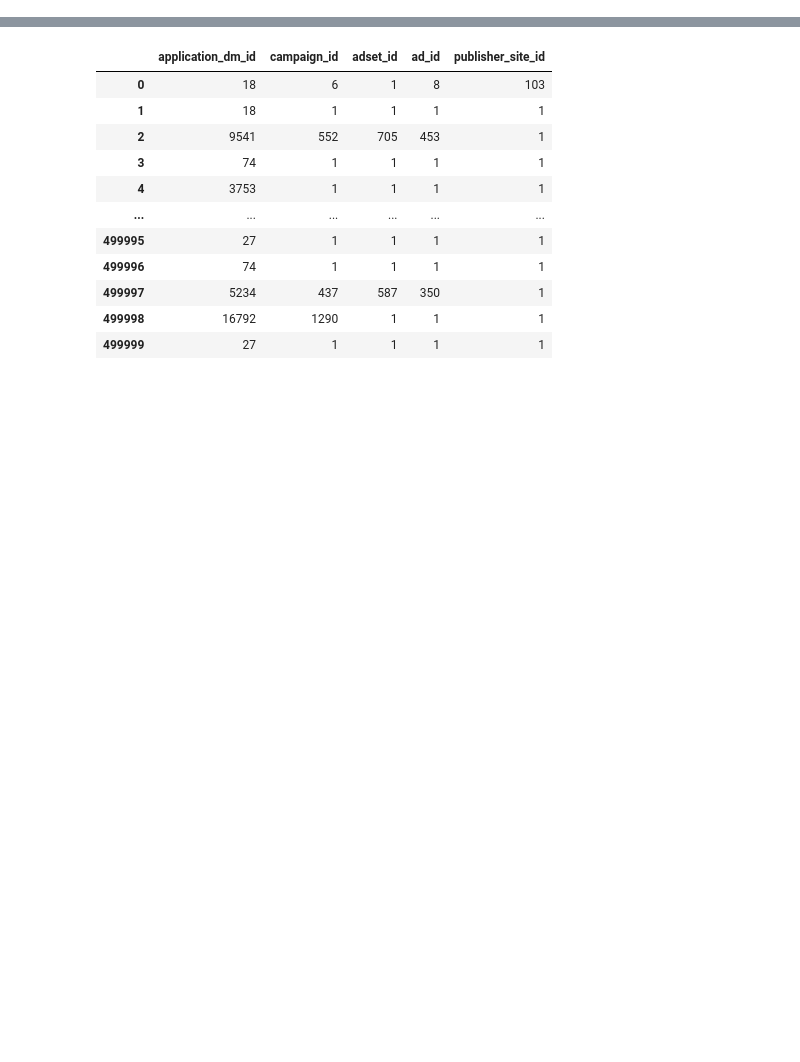
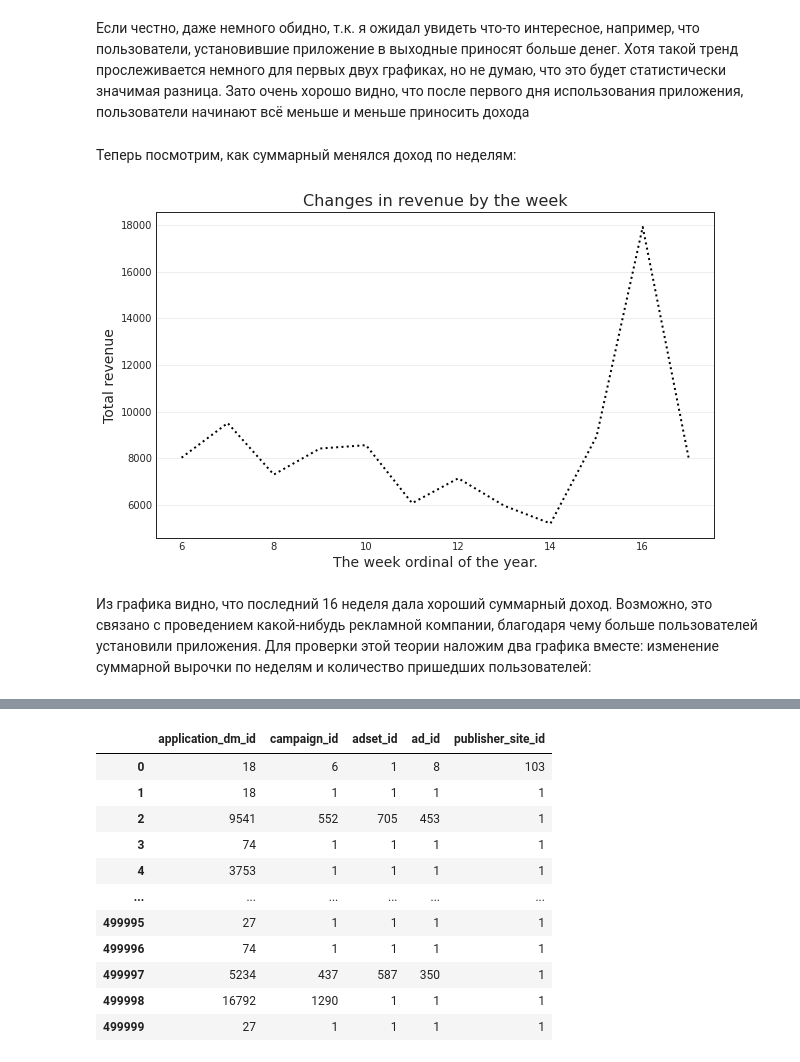
Before and after one commit to slgero/testovoe, a Jupyter notebook: Untitled.ipynb, the cells around one changed output, grey strips where cells are left out. Cells and saved outputs as stored; diff of their text form; code cells hidden in the pictures; blank space fills up the shorter version.

```diff
--- a/Untitled.ipynb
+++ b/Untitled.ipynb
@@ -34,0 +195,25 @@ memory usage: 87.7+ MB
+# %%
+# Generate different time features:
+df['install_dttm'] = pd.to_datetime(df['install_dttm'])  # convert str to datetime
+df['install_week'] = df['install_dttm'].apply(lambda x: x.week)
+df['install_month'] = df['install_dttm'].apply(lambda x: x.month)
+df['install_day'] = df['install_dttm'].apply(lambda x: x.day)
+df['install_dayofweek'] = df['install_dttm'].apply(lambda x: x.dayofweek)
+df['install_is_weekend'] = df['install_dttm'].apply(lambda x: x.weekday() > 4)
+
+# Required variables:
+months = {
+    2: 'February',
+    3: 'March',
+    4: 'April'
+}
+
+days = {
+    0: 'Mo',
+    1: 'Tu',
+    2: 'We',
+    3: 'Th',
+    4: 'Fr',
+    5: 'Sa',
+    6: 'Su'
+}
@@ -34,0 +248,18 @@ memory usage: 87.7+ MB
+# %% [markdown]
+Если честно, даже немного обидно, т.к. я ожидал увидеть что-то интересное, например, что пользователи, установившие приложение в выходные приносят больше денег. Хотя такой тренд прослеживается немного для первых двух графиках, но не думаю, что это будет статистически значимая разница. Зато очень хорошо видно, что после первого дня использования приложения, пользователи начинают всё меньше и меньше приносить дохода
+# %% [markdown]
+Теперь посмотрим, как суммарный менялся доход по неделям:
+# %%
+plt.figure(figsize=(10, 6))
+plt.plot(
+    df.groupby(f'install_week').agg({'target': 'sum'})['target'],
+    ':', color='black', linewidth=2
+)
+plt.title('Changes in revenue by the week', fontsize=16)
+plt.ylabel('Total revenue', fontsize=14)
+plt.xlabel('The week ordinal of the year.', fontsize=14)
+plt.grid(axis='y', alpha=0.4)
+# %% [output]
+[figure, added]
+# %% [markdown]
+Из графика видно, что последний 16 неделя дала хороший суммарный доход. Возможно, это связано с проведением какой-нибудь рекламной компании, благодаря чему больше пользователей установили приложения. Для проверки этой теории наложим два графика вместе: изменение суммарной вырочки по неделям и количество пришедших пользователей:
```
Also changed, not shown: parts of 58 cells of this notebook.
